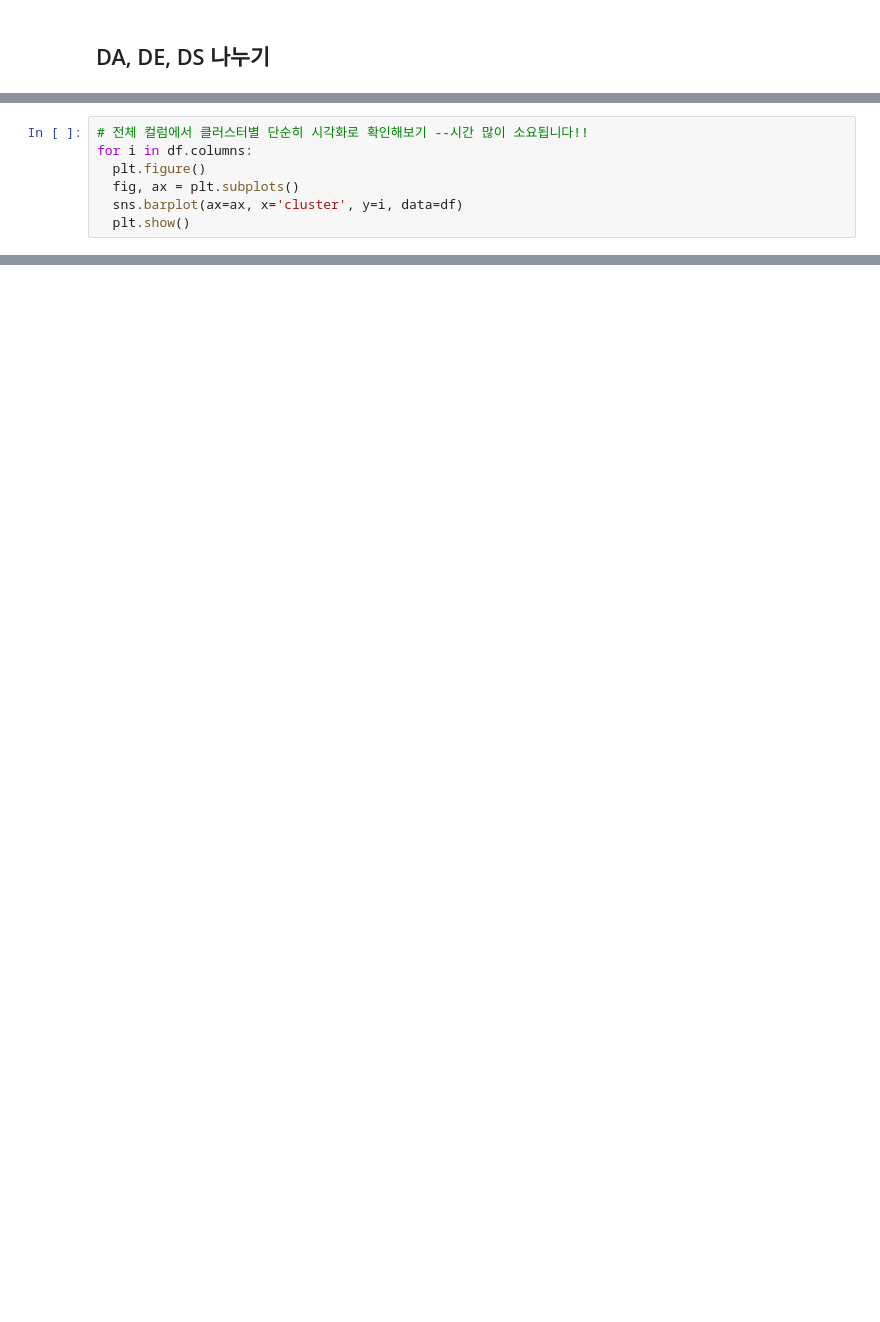
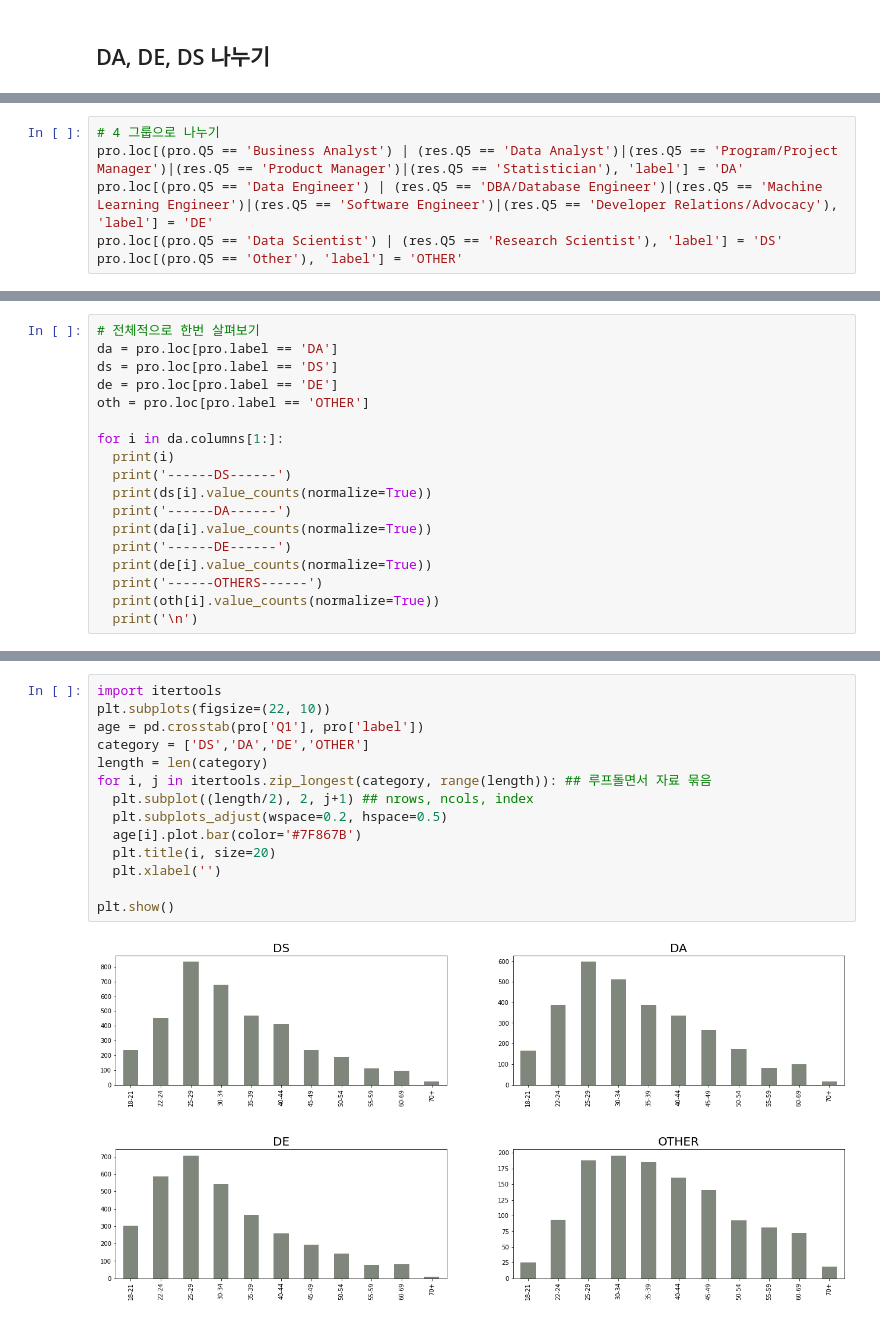
Before and after one commit to eeuunnjjiii/kaggle_survey2021, a Jupyter notebook: kaggle_survey_2021_EJJ.ipynb, the cells around one changed output, grey strips where cells are left out. Drawn from its saved outputs; the diff is of its cells as text; blank space fills up the shorter version.

```diff
--- a/kaggle_survey_2021_EJJ.ipynb
+++ b/kaggle_survey_2021_EJJ.ipynb
@@ -361,7 +153,0 @@ df.head(2)
-# %%
-# 전체 컬럼에서 클러스터별 단순히 시각화로 확인해보기 --시간 많이 소요됩니다!!
-for i in df.columns:
-  plt.figure()
-  fig, ax = plt.subplots()
-  sns.barplot(ax=ax, x='cluster', y=i, data=df)
-  plt.show()
@@ -381,0 +172,6 @@ for i in df.columns:
+# %%
+# 4 그룹으로 나누기
+pro.loc[(pro.Q5 == 'Business Analyst') | (res.Q5 == 'Data Analyst')|(res.Q5 == 'Program/Project Manager')|(res.Q5 == 'Product Manager')|(res.Q5 == 'Statistician'), 'label'] = 'DA'
+pro.loc[(pro.Q5 == 'Data Engineer') | (res.Q5 == 'DBA/Database Engineer')|(res.Q5 == 'Machine Learning Engineer')|(res.Q5 == 'Software Engineer')|(res.Q5 == 'Developer Relations/Advocacy'), 'label'] = 'DE'
+pro.loc[(pro.Q5 == 'Data Scientist') | (res.Q5 == 'Research Scientist'), 'label'] = 'DS'
+pro.loc[(pro.Q5 == 'Other'), 'label'] = 'OTHER'
@@ -381,0 +187,18 @@ for i in df.columns:
+# %%
+# 전체적으로 한번 살펴보기
+da = pro.loc[pro.label == 'DA']
+ds = pro.loc[pro.label == 'DS']
+de = pro.loc[pro.label == 'DE']
+oth = pro.loc[pro.label == 'OTHER']
+
+for i in da.columns[1:]:
+  print(i)
+  print('------DS------')
+  print(ds[i].value_counts(normalize=True))
+  print('------DA------')
+  print(da[i].value_counts(normalize=True))
+  print('------DE------')
+  print(de[i].value_counts(normalize=True))
+  print('------OTHERS------')
+  print(oth[i].value_counts(normalize=True))
+  print('\n')
@@ -381,0 +364,16 @@ for i in df.columns:
+# %%
+import itertools
+plt.subplots(figsize=(22, 10))
+age = pd.crosstab(pro['Q1'], pro['label'])
+category = ['DS','DA','DE','OTHER']
+length = len(category)
+for i, j in itertools.zip_longest(category, range(length)): ## 루프돌면서 자료 묶음
+  plt.subplot((length/2), 2, j+1) ## nrows, ncols, index
+  plt.subplots_adjust(wspace=0.2, hspace=0.5)
+  age[i].plot.bar(color='#7F867B')
+  plt.title(i, size=20)
+  plt.xlabel('')
+
+plt.show()
+# %% [output]
+[figure, added]
```
Also changed, not shown: parts of 68 cells of this notebook.
